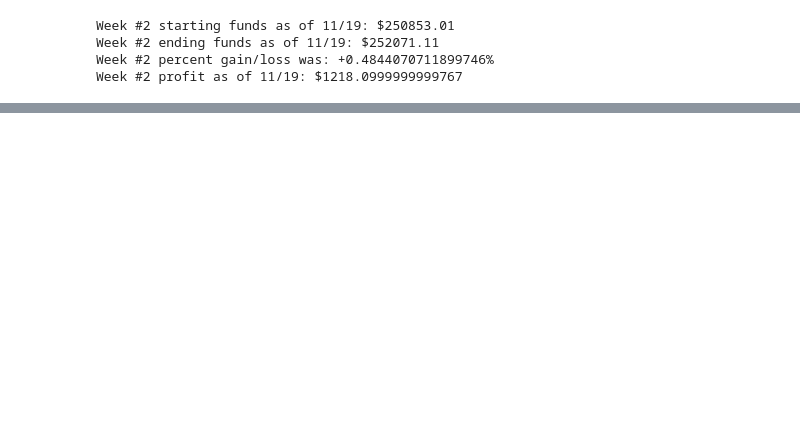
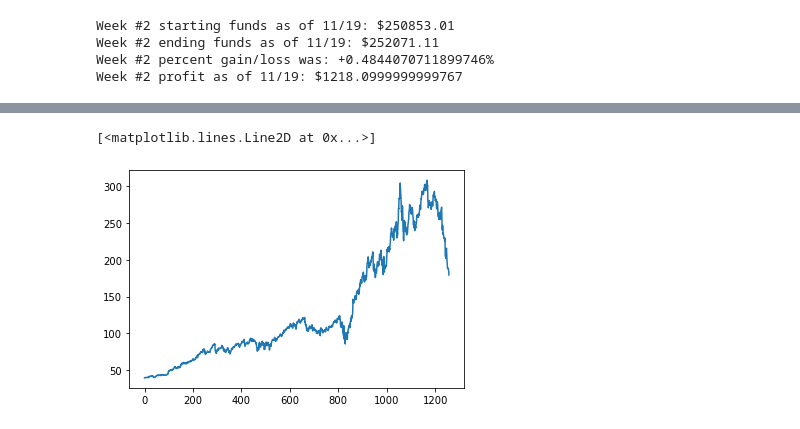
Before and after one commit to SpaceMonkeyClan/Stock-Analysis, a Jupyter notebook: Stock_Analysis.ipynb, the cells around one changed output, grey strips where cells are left out. Drawn from its saved outputs; the diff is of its cells as text; code cells hidden in the pictures; blank space fills up the shorter version.

```diff
--- a/Stock_Analysis.ipynb
+++ b/Stock_Analysis.ipynb
@@ -455,0 +474,2 @@ Performance History:
+# %%
+df=pd.read_csv('PYPL.csv')
@@ -455,0 +494,2 @@ Performance History:
+# %%
+df1=df.reset_index()['close']
@@ -455,0 +511,6 @@ Performance History:
+# %%
+import matplotlib.pyplot as plt
+plt.plot(df1)
+# %% [output]
+[<matplotlib.lines.Line2D at 0x...>]
+[figure, added]
```
Also changed, not shown: parts of 51 cells of this notebook, 4 other files.
